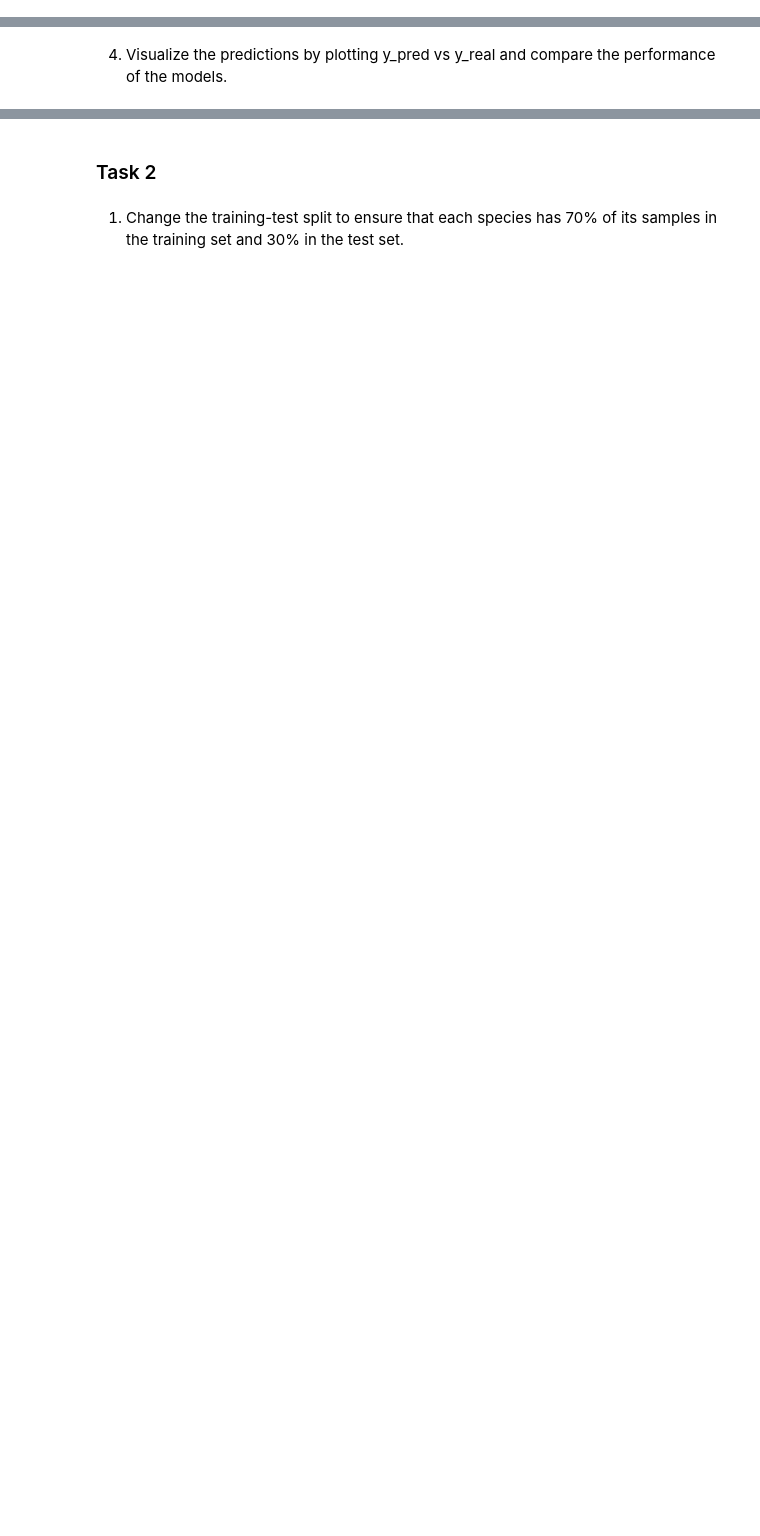
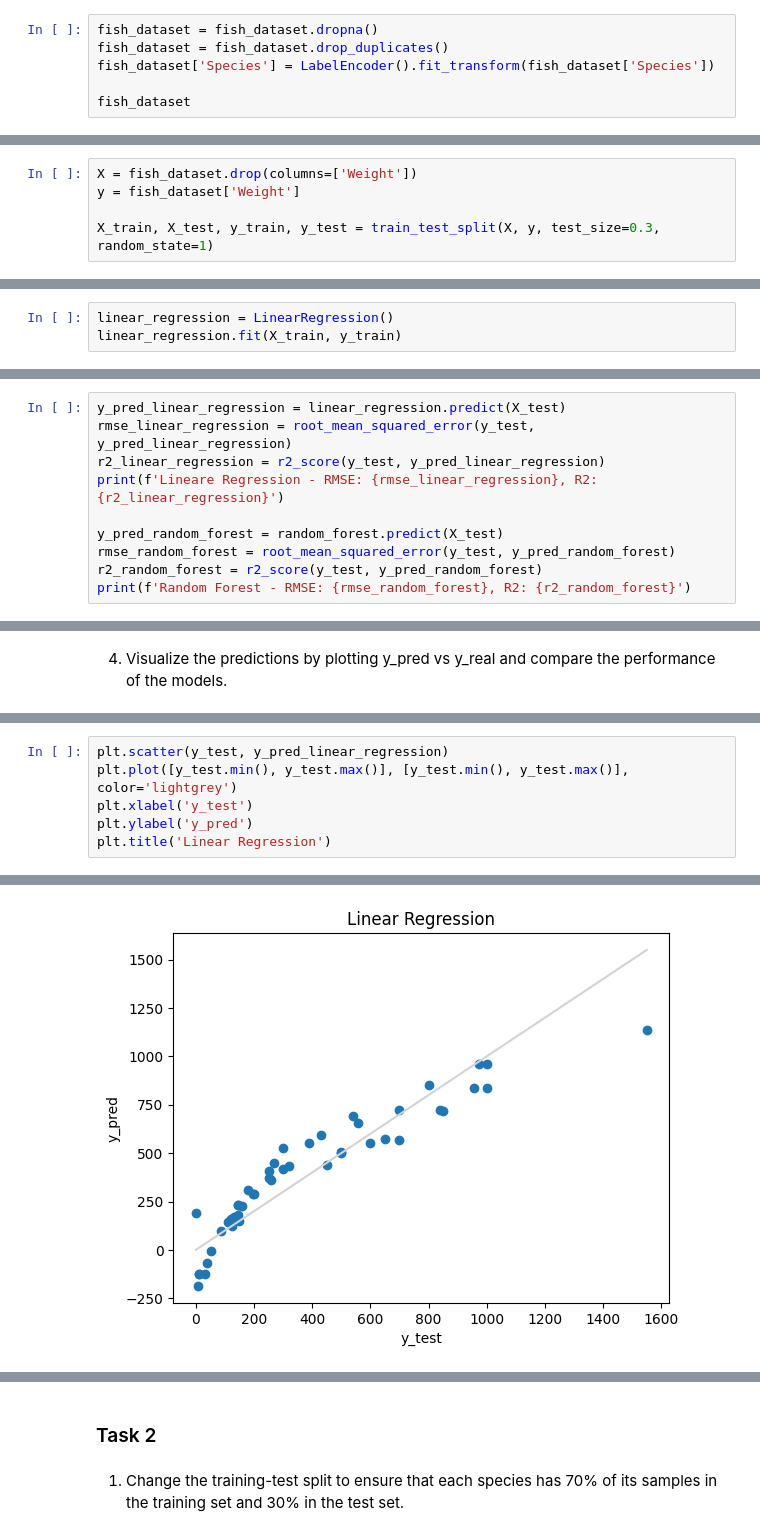
Before and after one commit to sophieHerstein/DS_ML_Introduction, a Jupyter notebook: ml_introduction_exercise.ipynb, the cells around one changed output, grey strips where cells are left out. Cells and saved outputs as stored; diff of their text form; blank space fills up the shorter version.

```diff
--- a/ml_introduction_exercise.ipynb
+++ b/ml_introduction_exercise.ipynb
@@ -22,0 +20,6 @@ fish_dataset
+# %%
+fish_dataset = fish_dataset.dropna()
+fish_dataset = fish_dataset.drop_duplicates()
+fish_dataset['Species'] = LabelEncoder().fit_transform(fish_dataset['Species'])
+
+fish_dataset
@@ -24,6 +41,11 @@ fish_dataset
 ### Task 1
 # %% [markdown]
 1. Split the dataset randomly into training (70%) and testing (30%) sets.
+# %%
+X = fish_dataset.drop(columns=['Weight'])
+y = fish_dataset['Weight']
+
+X_train, X_test, y_train, y_test = train_test_split(X, y, test_size=0.3, random_state=1)
 # %% [markdown]
 2. Apply the following models:
 
@@ -34,0 +55,3 @@ fish_dataset
+# %%
+linear_regression = LinearRegression()
+linear_regression.fit(X_train, y_train)
@@ -35,2 +65,12 @@ fish_dataset
 # %% [markdown]
 3. Calculate RMSE (Root Mean Squared Error) and 𝑅2 (Coefficient of Determination) on the test set.
+# %%
+y_pred_linear_regression = linear_regression.predict(X_test)
+rmse_linear_regression = root_mean_squared_error(y_test, y_pred_linear_regression)
+r2_linear_regression = r2_score(y_test, y_pred_linear_regression)
+print(f'Lineare Regression - RMSE: {rmse_linear_regression}, R2: {r2_linear_regression}')
+
+y_pred_random_forest = random_forest.predict(X_test)
+rmse_random_forest = root_mean_squared_error(y_test, y_pred_random_forest)
+r2_random_forest = r2_score(y_test, y_pred_random_forest)
+print(f'Random Forest - RMSE: {rmse_random_forest}, R2: {r2_random_forest}')
@@ -38,0 +84,7 @@ fish_dataset
+# %%
+plt.scatter(y_test, y_pred_linear_regression)
+plt.plot([y_test.min(), y_test.max()], [y_test.min(), y_test.max()], color='lightgrey')
+plt.xlabel('y_test')
+plt.ylabel('y_pred')
+plt.title('Linear Regression')
+# %% [output]
@@ -38,0 +92 @@ fish_dataset
+[figure, added]
```
Also changed, not shown: parts of 25 cells of this notebook.
